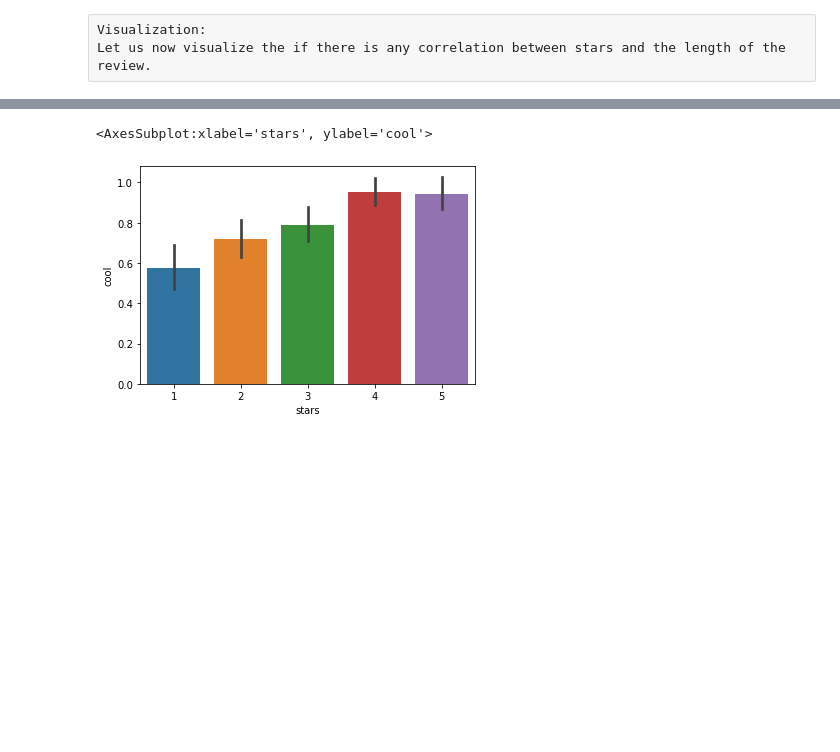
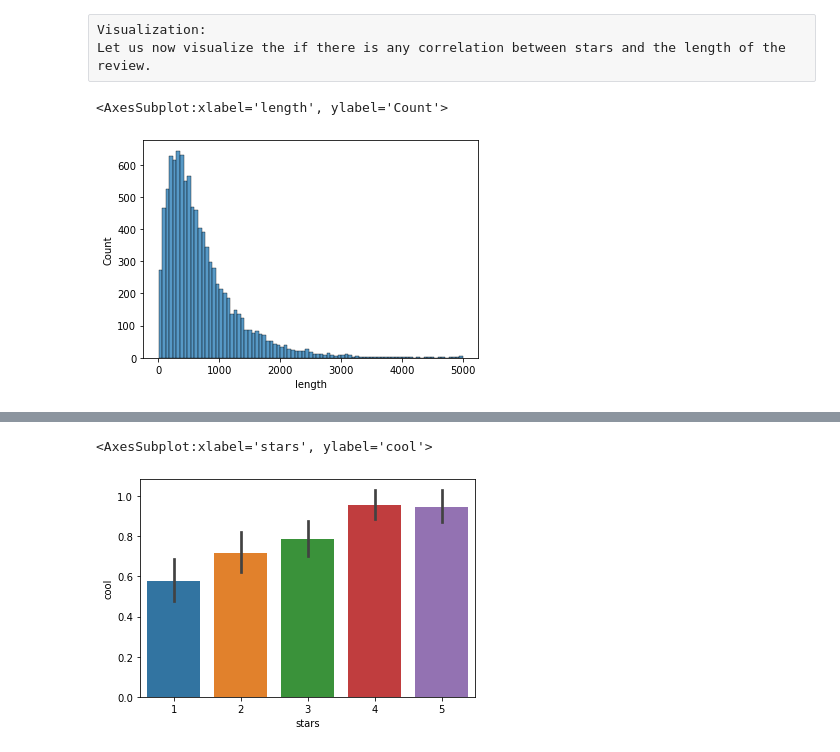
Before and after one commit to cynthialmy/Sentiment-Analysis-with-Scikit-learn, a Jupyter notebook: Sentiment-Analysis-with-Scikit-learn.ipynb, the cells around one changed output, grey strips where cells are left out. Cells and saved outputs as stored; diff of their text form; code cells hidden in the pictures; blank space fills up the shorter version.

```diff
--- a/Sentiment-Analysis-with-Scikit-learn.ipynb
+++ b/Sentiment-Analysis-with-Scikit-learn.ipynb
@@ -157,6 +143,12 @@ data.head()
 # %% [raw]
 Visualization:
 Let us now visualize the if there is any correlation between stars and the length of the review.
+# %%
+# The distribution of review word count
+sns.histplot(data=data, x="length")
+# %% [output]
+<AxesSubplot:xlabel='length', ylabel='Count'>
+[figure, added]
 # %%
 # COMPARING TEXT LENGTH TO STARS
 graph = sns.FacetGrid(data=data,col='stars')
```
Also changed, not shown: parts of 49 cells of this notebook.
